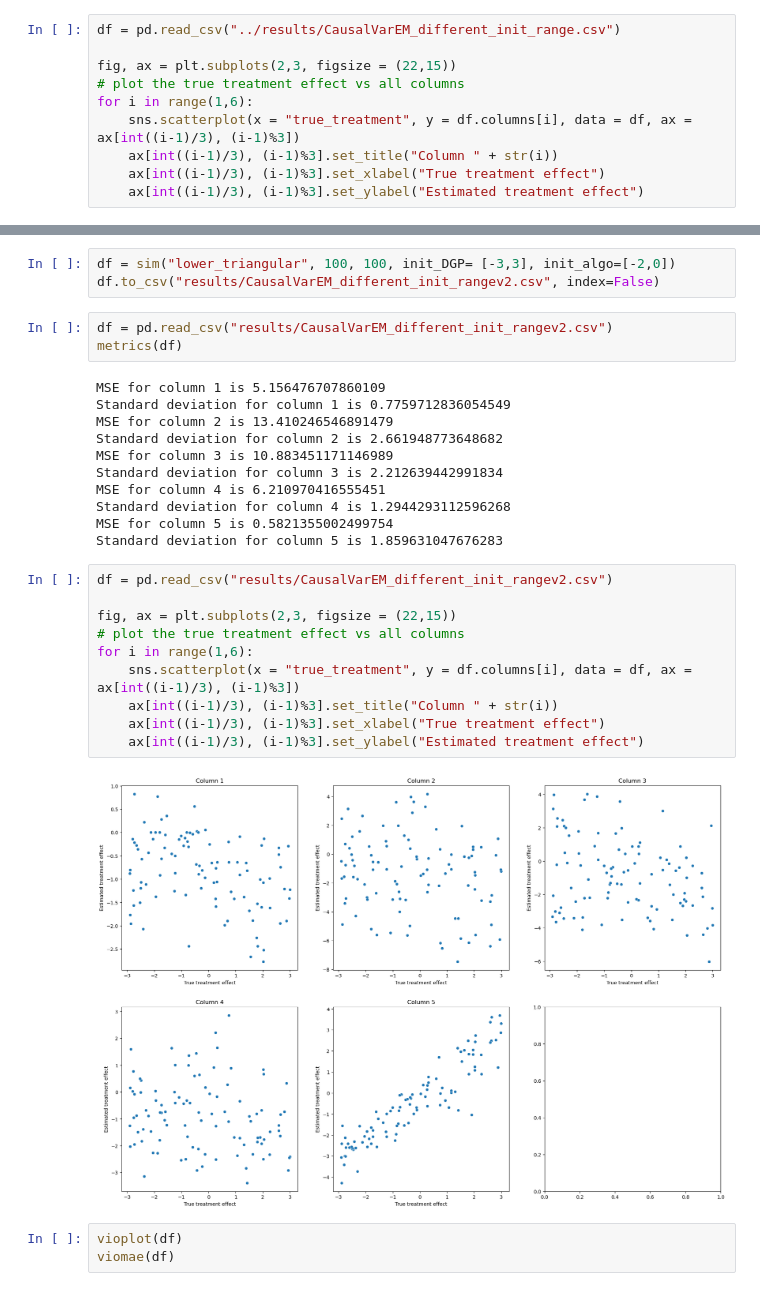
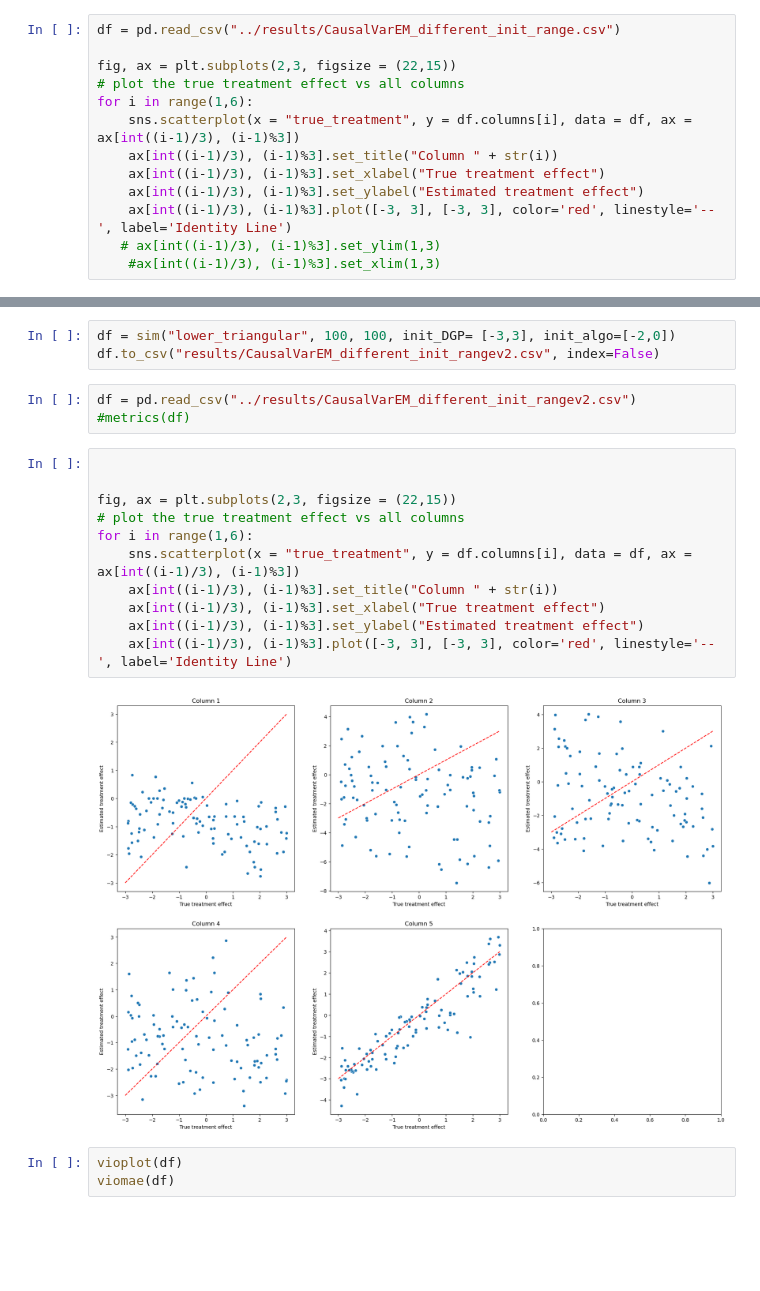
Before and after one commit to malo4300/ICA_IV, a Jupyter notebook: ICA/init_range.ipynb, the cells around one changed output, grey strips where cells are left out. Saved outputs shown, nothing was run; the diff lists cells and outputs as text; blank space fills up the shorter version.

```diff
--- a/ICA/init_range.ipynb
+++ b/ICA/init_range.ipynb
@@ -78,4 +78,7 @@ for i in range(1,6):
     ax[int((i-1)/3), (i-1)%3].set_title("Column " + str(i))
     ax[int((i-1)/3), (i-1)%3].set_xlabel("True treatment effect")
     ax[int((i-1)/3), (i-1)%3].set_ylabel("Estimated treatment effect")
+    ax[int((i-1)/3), (i-1)%3].plot([-3, 3], [-3, 3], color='red', linestyle='--', label='Identity Line')
+   # ax[int((i-1)/3), (i-1)%3].set_ylim(1,3)
+    #ax[int((i-1)/3), (i-1)%3].set_xlim(1,3)
 # %% [output]
@@ -92,31 +95,21 @@ viomae(df)
 df = sim("lower_triangular", 100, 100, init_DGP= [-3,3], init_algo=[-2,0])
 df.to_csv("results/CausalVarEM_different_init_rangev2.csv", index=False)
 # %%
-df = pd.read_csv("results/CausalVarEM_different_init_rangev2.csv")
-metrics(df)
+df = pd.read_csv("../results/CausalVarEM_different_init_rangev2.csv")
+#metrics(df)
-# %% [output]
-MSE for column 1 is 5.156476707860109
-Standard deviation for column 1 is 0.7759712836054549
-MSE for column 2 is 13.410246546891479
-Standard deviation for column 2 is 2.661948773648682
-MSE for column 3 is 10.883451171146989
-Standard deviation for column 3 is 2.212639442991834
-MSE for column 4 is 6.210970416555451
-Standard deviation for column 4 is 1.2944293112596268
-MSE for column 5 is 0.5821355002499754
-Standard deviation for column 5 is 1.859631047676283
 # %%
-df = pd.read_csv("results/CausalVarEM_different_init_rangev2.csv")
+
 
 fig, ax = plt.subplots(2,3, figsize = (22,15))
 # plot the true treatment effect vs all columns
 for i in range(1,6):
     sns.scatterplot(x = "true_treatment", y = df.columns[i], data = df, ax = ax[int((i-1)/3), (i-1)%3])
     ax[int((i-1)/3), (i-1)%3].set_title("Column " + str(i))
     ax[int((i-1)/3), (i-1)%3].set_xlabel("True treatment effect")
     ax[int((i-1)/3), (i-1)%3].set_ylabel("Estimated treatment effect")
+    ax[int((i-1)/3), (i-1)%3].plot([-3, 3], [-3, 3], color='red', linestyle='--', label='Identity Line')
 # %% [output]
-[figure, old version]
+[figure, new version]
 # %%
 vioplot(df)
 viomae(df)
```
Also changed, not shown: parts of 1 cell of this notebook, 7 other files.
